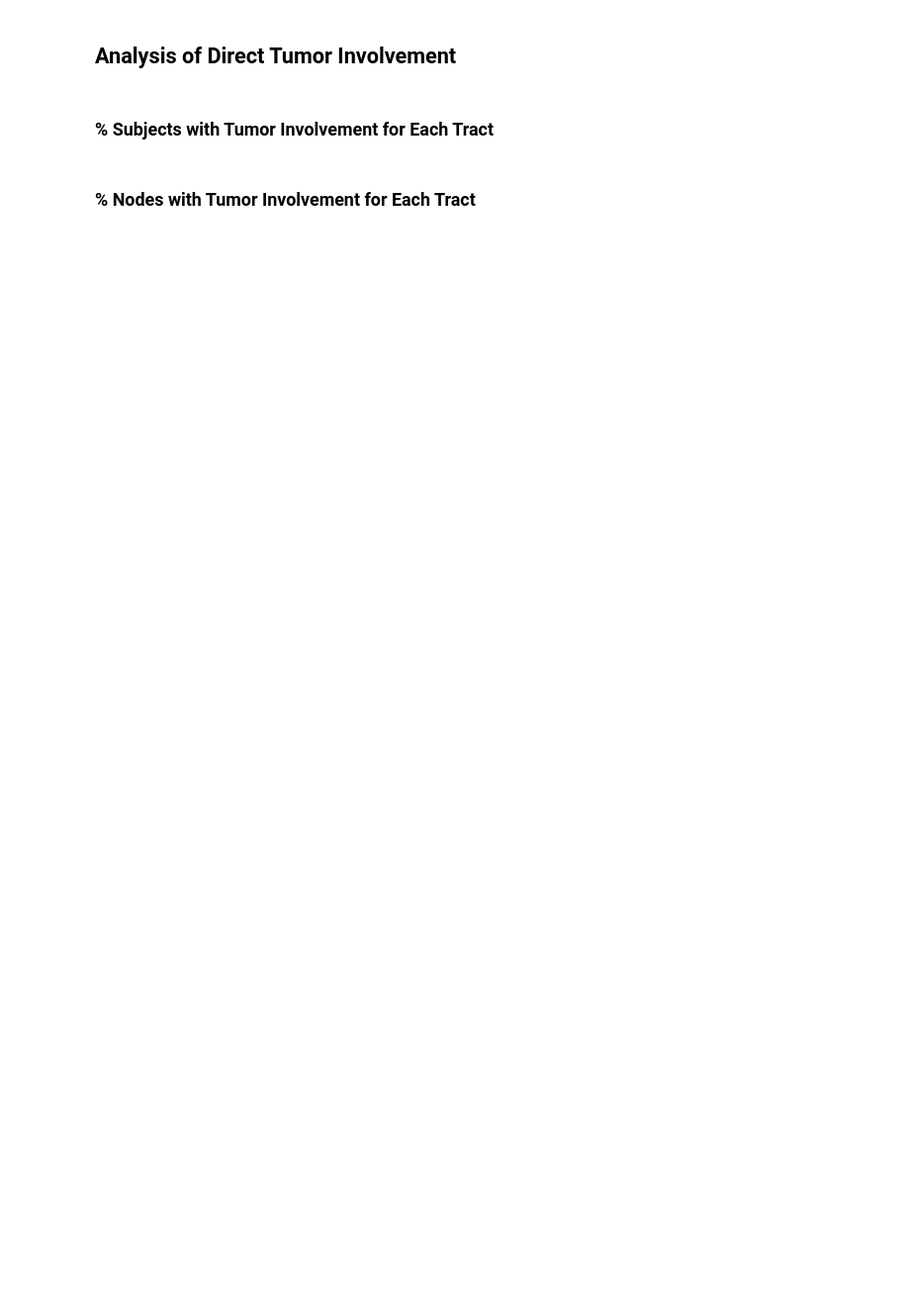
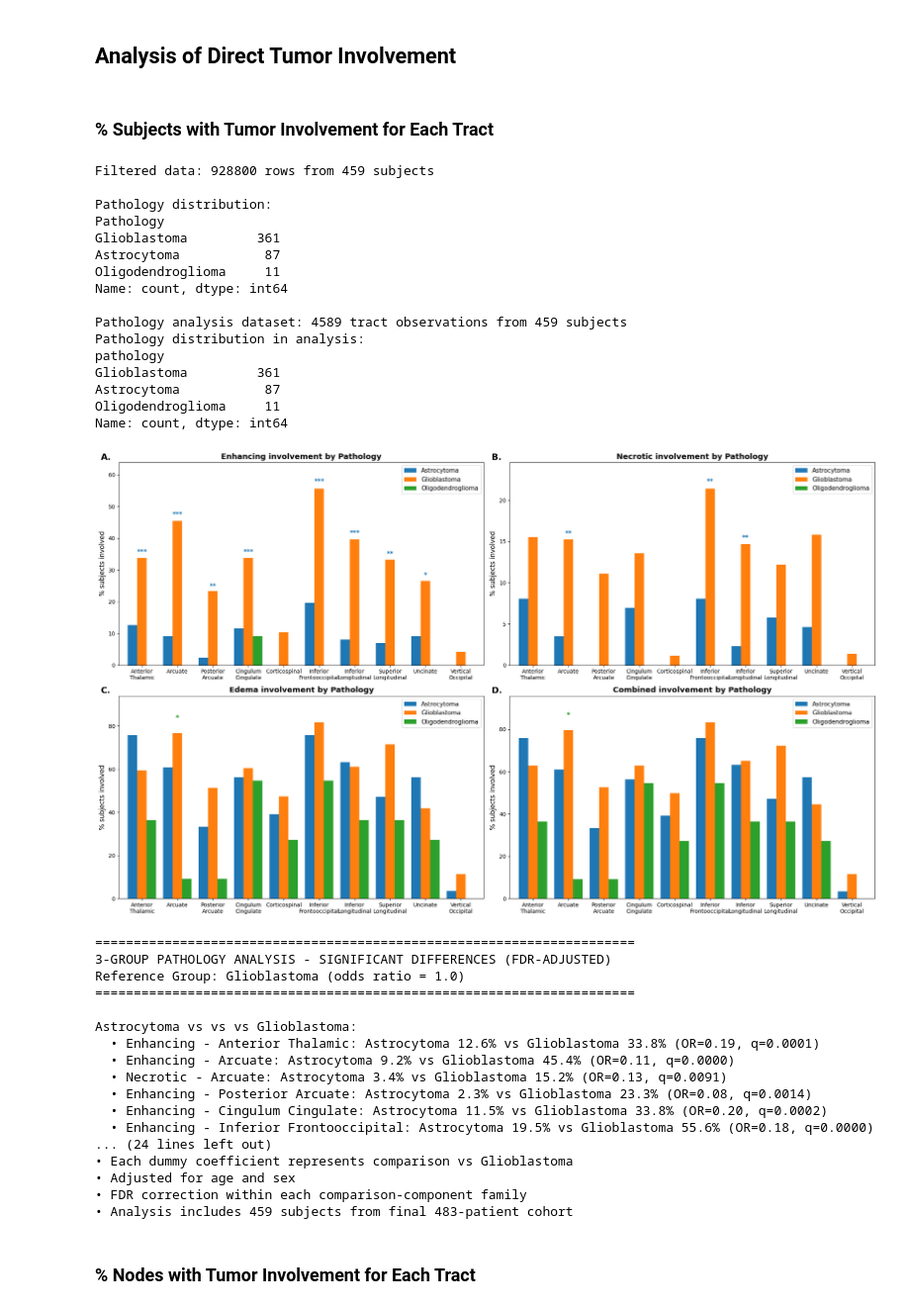
Before and after one commit to nrdg/fwe_tractometry_glioma, a Jupyter notebook: fwe_tractometry_glioma.ipynb, the cells around one changed output. Shown at 99% size. Saved outputs shown, nothing was run; the diff lists cells and outputs as text; code cells hidden in the pictures; blank space fills up the shorter version.

```diff
--- a/fwe_tractometry_glioma.ipynb
+++ b/fwe_tractometry_glioma.ipynb
@@ -37,12 +25,12 @@ for kk, vv in file_dict.items():
 # %%
 # Load the saved patient list
-final_patients = pd.read_csv(op.join("input_data", 'final_analysis_cohort.csv'))
+final_patients = pd.read_csv('final_analysis_cohort.csv')
 final_participant_list = final_patients['participant'].tolist()
 
 # Load and prepare data (using exact same workflow as before)
-metadata = pd.read_csv(op.join("input_data",'UCSF-PDGM-metadata_v5_cleaned.csv'))
-tracts = pd.read_csv(op.join("input_data", 'UCSF-PDGM-v5_profiles_20250819.csv'))
-tumor_volumes = pd.read_csv(op.join("input_data",'tumor_volumes.csv'))
+metadata = pd.read_csv('UCSF-PDGM-metadata_v5_cleaned.csv')
+tracts = pd.read_csv('UCSF-PDGM-v5_profiles_20250819.csv')
+tumor_volumes = pd.read_csv('tumor_volumes.csv')
 
 # Convert metadata IDs to match tract format
 metadata['participant'] = 'sub-' + metadata['ID'].str.extract(r'UCSF-PDGM-(\d+)')[0].str.zfill(4)
@@ -549,9 +573,9 @@ print("="*60)
 ### % Subjects with Tumor Involvement for Each Tract
 # %%
 # Load data
-metadata = pd.read_csv(op.join("input_data",'UCSF-PDGM-metadata_v5_cleaned.csv'))
-tracts = pd.read_csv(op.join("input_data",'UCSF-PDGM-v5_profiles_20250819.csv'))
-final_patients = pd.read_csv(op.join("input_data",'final_analysis_cohort.csv'))
+metadata = pd.read_csv('UCSF-PDGM-metadata_v5_cleaned.csv')
+tracts = pd.read_csv('UCSF-PDGM-v5_profiles_20250819.csv')
+final_patients = pd.read_csv('final_analysis_cohort.csv')
 
 # ID matching functions
 def extract_subject_num_meta(subject_id):
@@ -899,33 +923,68 @@ for comparison in comparisons:
                 other_name = 'Oligodendroglioma'
 
             if not (np.isnan(gbm_pct) or np.isnan(other_pct)) and not pd.isna(row.get('odds_ratio')):
                 print(f"  • {row['comp']} - {row['tract']}: {other_name} {other_pct:.1f}% vs Glioblastoma {gbm_pct:.1f}% "
                       f"(OR={row['odds_ratio']:.2f}, q={row['q']:.4f})")
             elif not (np.isnan(gbm_pct) or np.isnan(other_pct)):
                 print(f"  • {row['comp']} - {row['tract']}: {other_name} {other_pct:.1f}% vs Glioblastoma {gbm_pct:.1f}% "
                       f"(q={row['q']:.4f})")
     else:
         print(f"  No significant differences found")
 
 # Print sample sizes
 print(f"\n" + "="*70)
 print("SAMPLE SIZES BY PATHOLOGY")
 print("="*70)
 pathology_n = st_path_col.groupby('participant')['pathology'].first().value_counts()
 for pathology, n in pathology_n.items():
     print(f"{pathology}: {n} subjects")
 
 print(f"\n" + "="*70)
 print("STATISTICAL APPROACH SUMMARY")
 print("="*70)
 print("• 3-group logistic regression with dummy coding")
 print("• Reference: Glioblastoma (astro_dummy=0, oligo_dummy=0)")
 print("• Astrocytoma: astro_dummy=1, oligo_dummy=0")
 print("• Oligodendroglioma: astro_dummy=0, oligo_dummy=1")
 print("• Each dummy coefficient represents comparison vs Glioblastoma")
 print("• Adjusted for age and sex")
 print("• FDR correction within each comparison-component family")
 print(f"• Analysis includes {st_path_col['participant'].nunique()} subjects from final 483-patient cohort")
+# %% [output]
+Filtered data: 928800 rows from 459 subjects
+
+Pathology distribution:
+Pathology
+Glioblastoma         361
+Astrocytoma           87
+Oligodendroglioma     11
+Name: count, dtype: int64
+
+Pathology analysis dataset: 4589 tract observations from 459 subjects
+Pathology distribution in analysis:
+pathology
+Glioblastoma         361
+Astrocytoma           87
+Oligodendroglioma     11
+Name: count, dtype: int64
+[figure, added]
+======================================================================
+3-GROUP PATHOLOGY ANALYSIS - SIGNIFICANT DIFFERENCES (FDR-ADJUSTED)
+Reference Group: Glioblastoma (odds ratio = 1.0)
+======================================================================
+
+Astrocytoma vs vs vs Glioblastoma:
+  • Enhancing - Anterior Thalamic: Astrocytoma 12.6% vs Glioblastoma 33.8% (OR=0.19, q=0.0001)
+  • Enhancing - Arcuate: Astrocytoma 9.2% vs Glioblastoma 45.4% (OR=0.11, q=0.0000)
+  • Necrotic - Arcuate: Astrocytoma 3.4% vs Glioblastoma 15.2% (OR=0.13, q=0.0091)
+  • Enhancing - Posterior Arcuate: Astrocytoma 2.3% vs Glioblastoma 23.3% (OR=0.08, q=0.0014)
+  • Enhancing - Cingulum Cingulate: Astrocytoma 11.5% vs Glioblastoma 33.8% (OR=0.20, q=0.0002)
+  • Enhancing - Inferior Frontooccipital: Astrocytoma 19.5% vs Glioblastoma 55.6% (OR=0.18, q=0.0000)
+... (24 lines left out)
+• Each dummy coefficient represents comparison vs Glioblastoma
+• Adjusted for age and sex
+• FDR correction within each comparison-component family
+• Analysis includes 459 subjects from final 483-patient cohort
 # %% [markdown]
 ### % Nodes with Tumor Involvement for Each Tract
 # %%
```
Also changed, not shown: parts of 14 cells of this notebook.
